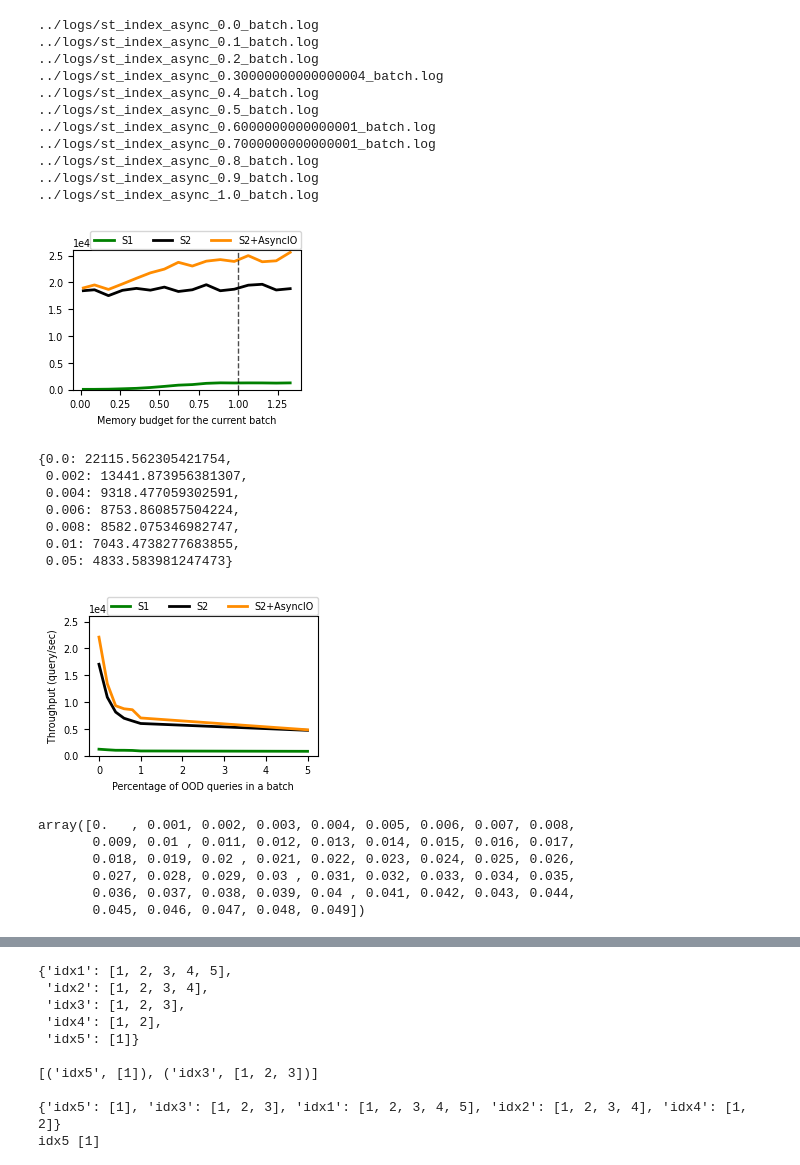
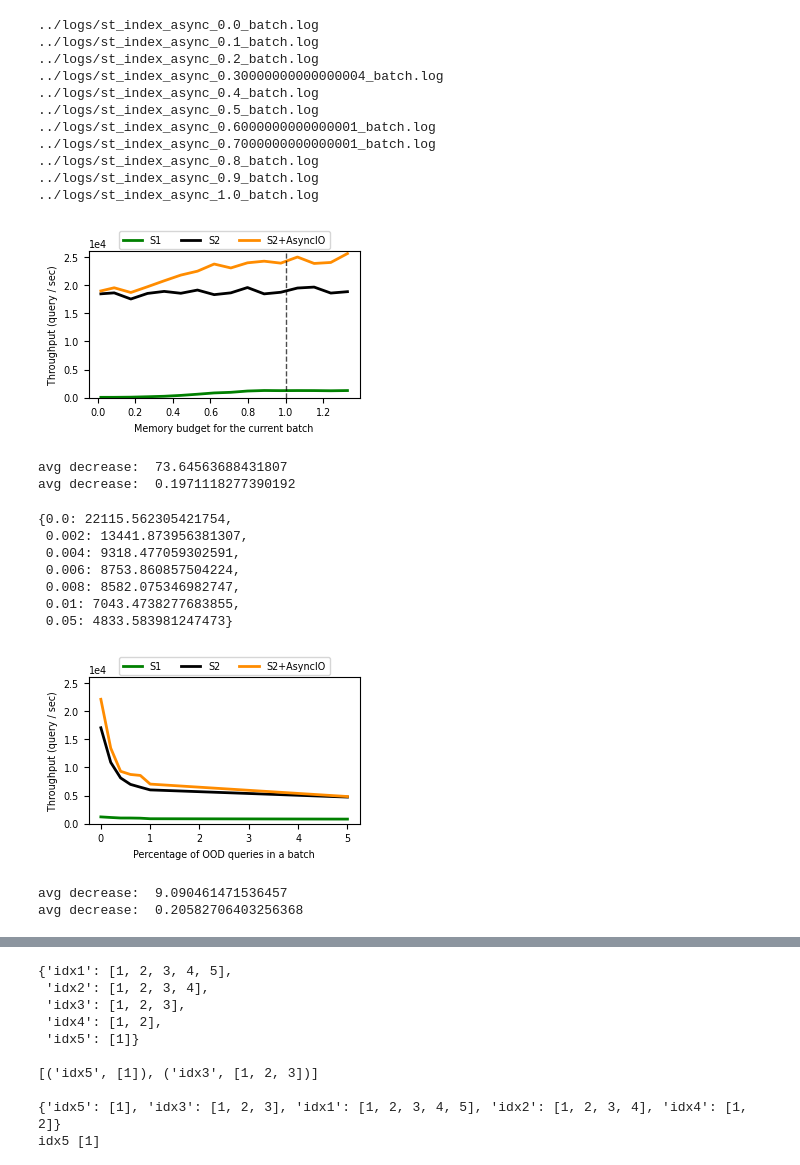
Before and after one commit to zyang37/VectorSearch_ShardIndex, a Jupyter notebook: notebooks/bash.ipynb, the cells around one changed output, grey strips where cells are left out. Drawn from its saved outputs; the diff is of its cells as text; code cells hidden in the pictures.

```diff
--- a/notebooks/bash.ipynb
+++ b/notebooks/bash.ipynb
@@ -214,36 +214,39 @@ for k, v in st_query.items():
     tput_query[k] = num_query / v
 
 tput_index = {}
 for k, v in st_index.items():
     k = k / max_mem
     tput_index[k] = num_query / v
 
 tput_index_async = {}
 for k, v in st_index_async.items():
     k = k / max_mem
     tput_index_async[k] = num_query / v
 
 # plot tput
 linewidth = 2
-plt.figure(figsize=(2.86, 2.3))
+# plt.figure(figsize=(2.86, 2.3))
+plt.figure(figsize=(3.5, 1.9))
 plt.plot(list(tput_query.keys()), list(tput_query.values()), label="S1", color='green', linewidth=linewidth, linestyle='-')
 plt.plot(list(tput_index.keys()), list(tput_index.values()), label="S2", color='black', linewidth=linewidth)
 plt.plot(list(tput_index_async.keys()), list(tput_index_async.values()), label="S2+AsyncIO", color='darkorange', linewidth=linewidth)
 
 # vertical line
 plt.axvline(x=1, color='black', linestyle='--', alpha=0.7, linewidth=linewidth-1)
 
 # 1 row, 3 columns legend
-plt.legend(loc='upper center', bbox_to_anchor=(0.54, 1.17), ncol=3)
+# plt.legend(loc='upper center', bbox_to_anchor=(0.54, 1.17), ncol=3)
+plt.legend(loc='upper center', bbox_to_anchor=(0.5, 1.17), ncol=3)
 plt.xlabel("Memory budget for the current batch")
-# plt.ylabel("Throughput (query/sec)")
+plt.ylabel("Throughput (query / sec)")
 
 # make y-axis use scientific notation
 plt.ticklabel_format(axis='y', style='sci', scilimits=(0,0))
 plt.ylim(0, 26000)
 
-plt.tight_layout()
-plt.savefig("tmp/tput_memV2.pdf")
+# plt.tight_layout()
+# plt.savefig("tmp/tput_memV2.pdf")
+plt.savefig("plots/tput_mem.pdf", bbox_inches="tight")
 plt.show()
 # %% [output]
-[figure, old version]
+[figure, new version]
@@ -250,3 +261,25 @@ plt.show()
+# %%
+# list(tput_query.values())
+# list(tput_index.values())
+# list(tput_index_async.values())
+
+# compute precent max decrease between tput_query and tput_index_async
+max_decreases = []
+for a, b in zip(list(tput_query.values()), list(tput_index_async.values())):
+    p = precent_faster(a, b)
+    max_decreases.append(p)
+
+print("avg decrease: ", np.mean(max_decreases))
+
+max_decreases = []
+for a, b in zip(list(tput_index.values()), list(tput_index_async.values())):
+    p = precent_faster(a, b)
+    max_decreases.append(p)
+
+print("avg decrease: ", np.mean(max_decreases))
+# %% [output]
+avg decrease:  73.64563688431807
+avg decrease:  0.1971118277390192
 # %%
 # query diversity
 
@@ -348,7 +381,8 @@ tput_index_async_diversity
 linewidth = 2
 
 # plot
-plt.figure(figsize=(3, 2.3))
+# plt.figure(figsize=(4, 1.9))
+plt.figure(figsize=(3.5, 1.9))
 plt.plot(np.array(list(tput_query_diversity.keys()))*100, list(tput_query_diversity.values()), label="S1", color='green', linewidth=linewidth, linestyle='-')
 plt.plot(np.array(list(tput_index_diversity.keys()))*100, list(tput_index_diversity.values()), label="S2", color='black', linewidth=linewidth)
 plt.plot(np.array(list(tput_index_async_diversity.keys()))*100, list(tput_index_async_diversity.values()), label="S2+AsyncIO", color='darkorange', linewidth=linewidth)
@@ -358,24 +392,36 @@ plt.plot(np.array(list(tput_index_async_diversity.keys()))*100, list(tput_index_
 # plt.xlim([0., 2])
 
 # 1 row, 3 columns legend
-plt.legend(loc='upper center', bbox_to_anchor=(0.54, 1.17), ncol=3)
+# plt.legend(loc='upper center', bbox_to_anchor=(0.54, 1.17), ncol=3)
+plt.legend(loc='upper center', bbox_to_anchor=(0.5, 1.17), ncol=3)
 plt.xlabel("Percentage of OOD queries in a batch")
-plt.ylabel("Throughput (query/sec)")
+plt.ylabel("Throughput (query / sec)")
 
 plt.ticklabel_format(axis='y', style='sci', scilimits=(0,0))
 plt.ylim(0, 26000)
 
-plt.tight_layout()
-plt.savefig("tmp/tput_diversityV2.pdf")
+# plt.tight_layout()
+plt.savefig("plots/tput_diversity.pdf", bbox_inches="tight")
 plt.show()
 # %% [output]
-[figure, old version]
+[figure, new version]
-# %%
-np.arange(0, 0.05, 0.001)
-# %% [output]
-array([0.   , 0.001, 0.002, 0.003, 0.004, 0.005, 0.006, 0.007, 0.008,
-       0.009, 0.01 , 0.011, 0.012, 0.013, 0.014, 0.015, 0.016, 0.017,
-       0.018, 0.019, 0.02 , 0.021, 0.022, 0.023, 0.024, 0.025, 0.026,
-       0.027, 0.028, 0.029, 0.03 , 0.031, 0.032, 0.033, 0.034, 0.035,
-       0.036, 0.037, 0.038, 0.039, 0.04 , 0.041, 0.042, 0.043, 0.044,
-       0.045, 0.046, 0.047, 0.048, 0.049])
+# %%
+# np.arange(0, 0.05, 0.001)
+
+# compute precent max decrease between tput_query and tput_index_async
+max_decreases = []
+for a, b in zip(list(tput_query_diversity.values()), list(tput_index_async_diversity.values())):
+    p = precent_faster(a, b)
+    max_decreases.append(p)
+
+print("avg decrease: ", np.mean(max_decreases))
+
+max_decreases = []
+for a, b in zip(list(tput_index_diversity.values()), list(tput_index_async_diversity.values())):
+    p = precent_faster(a, b)
+    max_decreases.append(p)
+
+print("avg decrease: ", np.mean(max_decreases))
+# %% [output]
+avg decrease:  9.090461471536457
+avg decrease:  0.20582706403256368
```
Also changed, not shown: parts of 7 cells of this notebook, 14 other files.
